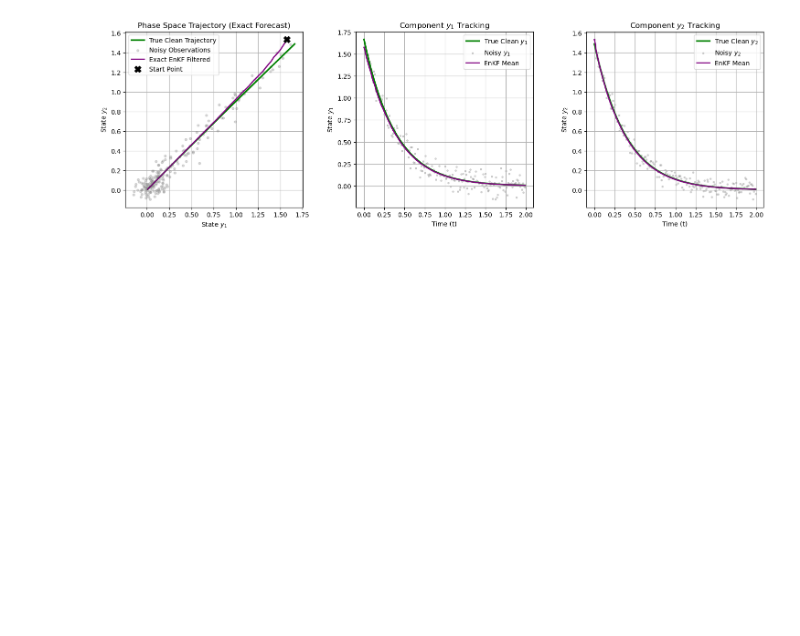
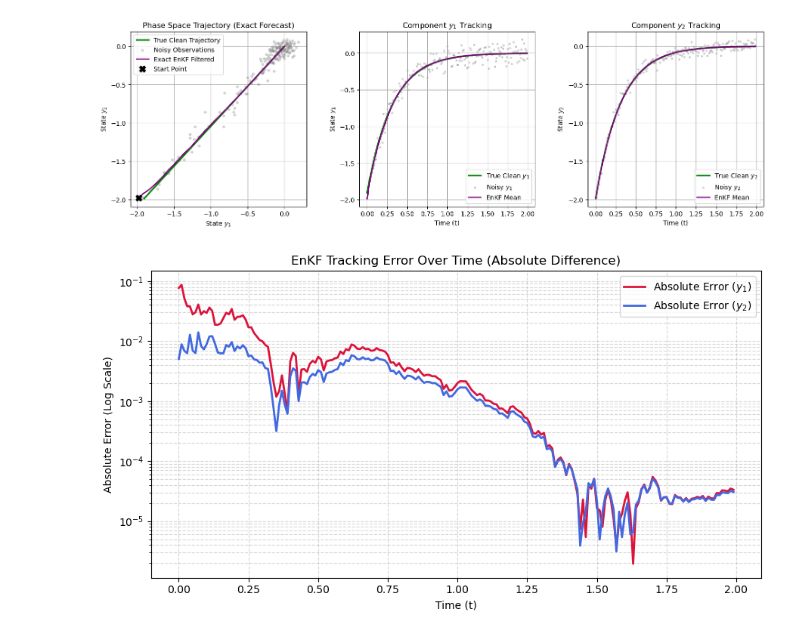
Before and after one commit to akinzig/DADynamicSystems, a Jupyter notebook: DADynamic2.ipynb, the cells around one changed output. Drawn from its saved outputs; the diff is of its cells as text; code cells hidden in the pictures; blank space fills up the shorter version.

```diff
--- a/DADynamic2.ipynb
+++ b/DADynamic2.ipynb
@@ -5,4 +5,12 @@ import equinox as eqx
 import optax
 from jax.scipy.linalg import expm
 import matplotlib.pyplot as plt
+# %%
+dt = 0.01
+num_trajectories = 20
+rho = 0.1
+lr = 1e-3
+epochs = 50000
+N_ensemble = 30
+dim_state = 2
 # %%
@@ -454,9 +484,8 @@ plt.show()
 # %%
 
 
-# --- ENKF CONFIGURATION ---
-N_ensemble = 30                  # Number of ensemble members (particles)
-dim_state = 2                    # Dimension of state space
+# Experiment 4: Exact Model as Forecast applying EnKF
+
 num_steps = len(t_eval)
 
 # Observation Operator H (Assuming we observe all states directly)
@@ -469,7 +498,7 @@ R = jnp.diag((rho * sigmas) ** 2)
 Phi = expm(A * dt)
 
 # 1. Initialize the Ensemble around the first noisy observation
-test_traj_noisy = noisy_trajectories[4, :, :] # (time_steps, 2)
+test_traj_noisy = noisy_trajectories[19, :, :] # (time_steps, 2)
 y0_initial_guess = test_traj_noisy[0, :]
 
 key, subkey = jax.random.split(key)
@@ -531,7 +560,7 @@ enkf_exact_cov_history = jnp.array(enkf_exact_cov_history)
 
 
 
-true_test_traj_clean = trajectories[4, :, :]
+true_test_traj_clean = trajectories[19, :, :]
 enkf_exact_std = jnp.sqrt(jnp.array([jnp.diag(c) for c in enkf_exact_cov_history]))
 
 fig = plt.figure(figsize=(18, 5))
@@ -552,31 +581,48 @@ ax0.set_ylabel("State $y_2$")
 ax0.set_title("Phase Space Trajectory (Exact Forecast)")
 ax0.legend()
 ax0.grid(True)
 
 # --- PLOT 2: State 1 vs Time ---
 ax1 = fig.add_subplot(grid[0, 1])
 ax1.plot(t_eval, true_test_traj_clean[:, 0], label="True Clean $y_1$", color="green", linewidth=2.5)
 ax1.scatter(t_eval, test_traj_noisy[:, 0], color="gray", alpha=0.3, s=6, label="Noisy $y_1$")
 ax1.plot(t_eval, enkf_exact_mean_history[:, 0], label="EnKF Mean", color="purple", linewidth=2)
 
 ax1.set_xlabel("Time (t)")
 ax1.set_ylabel("State $y_1$")
 ax1.set_title("Component $y_1$ Tracking")
 ax1.legend()
 ax1.grid(True)
 
 # --- PLOT 3: State 2 vs Time ---
 ax2 = fig.add_subplot(grid[0, 2])
 ax2.plot(t_eval, true_test_traj_clean[:, 1], label="True Clean $y_2$", color="green", linewidth=2.5)
 ax2.scatter(t_eval, test_traj_noisy[:, 1], color="gray", alpha=0.3, s=6, label="Noisy $y_2$")
 ax2.plot(t_eval, enkf_exact_mean_history[:, 1], label="EnKF Mean", color="purple", linewidth=2)
 
 ax2.set_xlabel("Time (t)")
 ax2.set_ylabel("State $y_2$")
 ax2.set_title("Component $y_2$ Tracking")
 ax2.legend()
 ax2.grid(True)
 
 plt.show()
+
+
+abs_error_y1 = jnp.abs(true_test_traj_clean[:, 0] - enkf_exact_mean_history[:, 0])
+abs_error_y2 = jnp.abs(true_test_traj_clean[:, 1] - enkf_exact_mean_history[:, 1])
+plt.figure(figsize=(9, 5))
+
+# Plot component-wise absolute differences
+plt.semilogy(t_eval, abs_error_y1, label=r"Absolute Error ($y_1$)", color="crimson", linewidth=2)
+plt.semilogy(t_eval, abs_error_y2, label=r"Absolute Error ($y_2$)", color="royalblue", linewidth=2)
+plt.xlabel("Time (t)")
+plt.ylabel("Absolute Error (Log Scale)")
+plt.title("EnKF Tracking Error Over Time (Absolute Difference)")
+plt.grid(True, which="both", linestyle="--", alpha=0.5) # 'both' ensures major and minor gridlines show up on log scale
+plt.legend()
+plt.tight_layout()
+plt.show()
 # %% [output]
-[figure, old version]
+[figure, new version]
+[figure, added]
```
Also changed, not shown: parts of 6 cells of this notebook.
